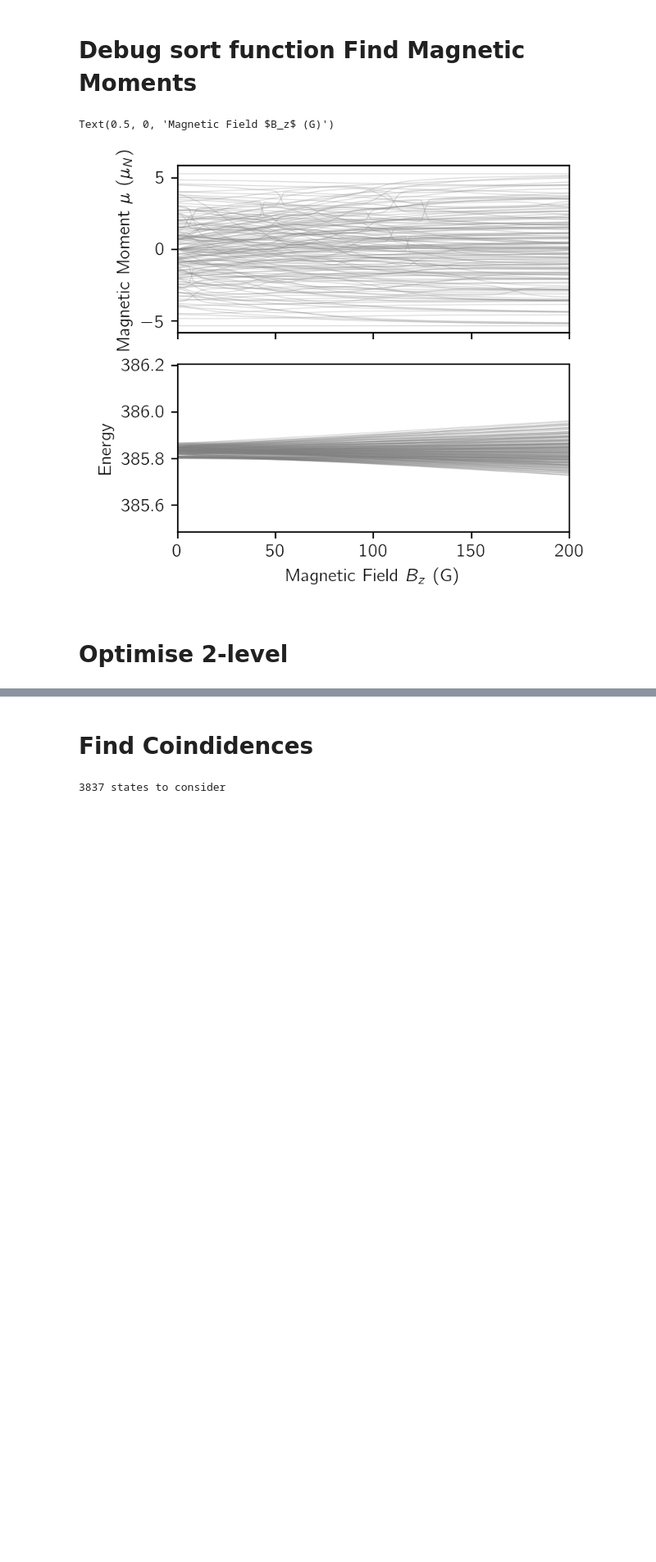
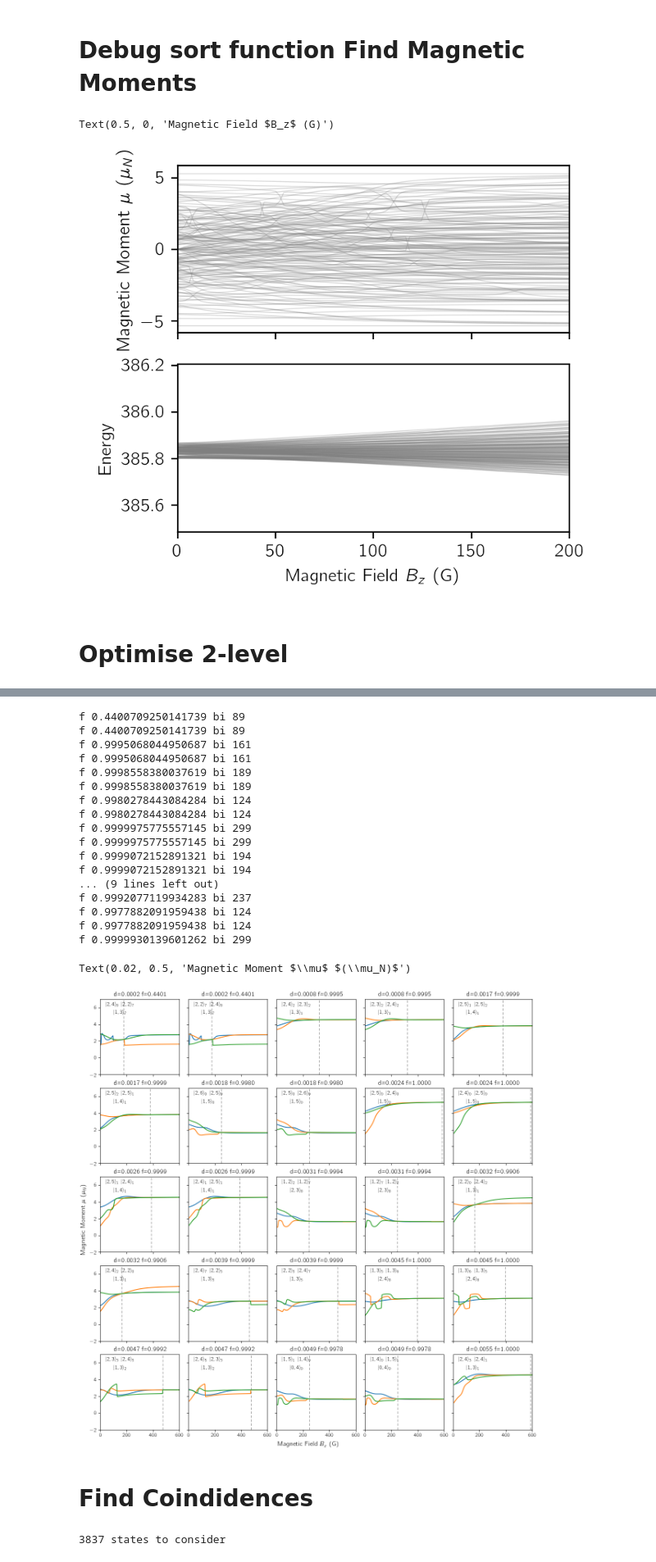
Before and after one commit to tomhepz/MolecularEnergyLevels, a Jupyter notebook: notebooks/diatom-coincidences.ipynb, the cells around one changed output, grey strips where cells are left out. Shown at 82% size. Saved outputs shown, nothing was run; the diff lists cells and outputs as text; code cells hidden in the pictures; blank space fills up the shorter version.

```diff
--- a/notebooks/diatom-coincidences.ipynb
+++ b/notebooks/diatom-coincidences.ipynb
@@ -368,3 +445,66 @@ for i, focus_state_index in enumerate(accessible_state_indices):
+# %%
+# Rank state combinations
+rating = np.zeros(len(possibilities),dtype=np.double)
+bestest_deviation = np.max(best_deviation)
+bestest_fidelity = np.max(top_fidelities)
+for i, focus_state in enumerate(possibilities):
+    deviation = bestest_deviation/best_deviation[i]
+    fidelity = top_fidelities[i]
+    rating[i] = deviation*fidelity
+
+order = (-rating).argsort()
+# %%
+fig, axs = plt.subplots(5,5,figsize=(12,12),dpi=100,sharex=True,sharey=True,constrained_layout=True)
+
+ordered_states = possibilities[order]
+ordered_B = best_b_index[order]
+ordered_fidelities = top_fidelities[order]
+ordered_deviations = best_deviation[order]
+
+i=0
+for axh in axs:
+    for ax in axh:
+        state_labels = ordered_states[i+50]
+        state_numbers = np.array([label_to_state_no(*state_label) for state_label in ordered_states[i]])
+        ax.set_xlim(0,B_MAX*GAUSS)
+        ax.set_ylim(-2,7)
+        # ax.set_xticks([0, 100, 200, 300, 400])
+        # ax.set_yticks([2, 4, 6])
+        ax.plot(B*GAUSS,MAGNETIC_MOMENTS[:,state_numbers]/muN, alpha=1,linewidth=1.5,zorder=1);
+        ax.axvline(x=min(B[ordered_B[i]]*GAUSS,B_MAX*GAUSS*0.98), dashes=(3, 2), color='k', linewidth=1.5,alpha=0.3,zorder=0)
+        fidelity = ordered_fidelities[i]
+        print("f",fidelity,"bi",ordered_B[i])
+        max_dev = np.abs(ordered_deviations[i]/muN)
+        ax.set_title(f'd={max_dev:.4f} f={fidelity:.4f}')
+        ax.text(100,5.2,r'$|{},{}\rangle_{}$'.format(*(state_labels[0])))
+        ax.text(40,6.2,r'$|{},{}\rangle_{}$'.format(*(state_labels[1])))
+        ax.text(160,6.2,r'$|{},{}\rangle_{}$'.format(*(state_labels[2])))
+        i+=1
+
+fig.supxlabel( 'Magnetic Field $B_z$ (G)')
+fig.supylabel('Magnetic Moment $\mu$ $(\mu_N)$')
+
+# fig.savefig('../images/magnetic-dipole-coincides.pdf')
+# %% [output]
+f 0.4400709250141739 bi 89
+f 0.4400709250141739 bi 89
+f 0.9995068044950687 bi 161
+f 0.9995068044950687 bi 161
+f 0.9998558380037619 bi 189
+f 0.9998558380037619 bi 189
+f 0.9980278443084284 bi 124
+f 0.9980278443084284 bi 124
+f 0.9999975775557145 bi 299
+f 0.9999975775557145 bi 299
+f 0.9999072152891321 bi 194
+f 0.9999072152891321 bi 194
+... (9 lines left out)
+f 0.9992077119934283 bi 237
+f 0.9977882091959438 bi 124
+f 0.9977882091959438 bi 124
+f 0.9999930139601262 bi 299
+Text(0.02, 0.5, 'Magnetic Moment $\\mu$ $(\\mu_N)$')
+[figure, added]
 # %% [markdown]
 # Find Coindidences
 # %%
```
Also changed, not shown: parts of 7 cells of this notebook, 1 other file.
